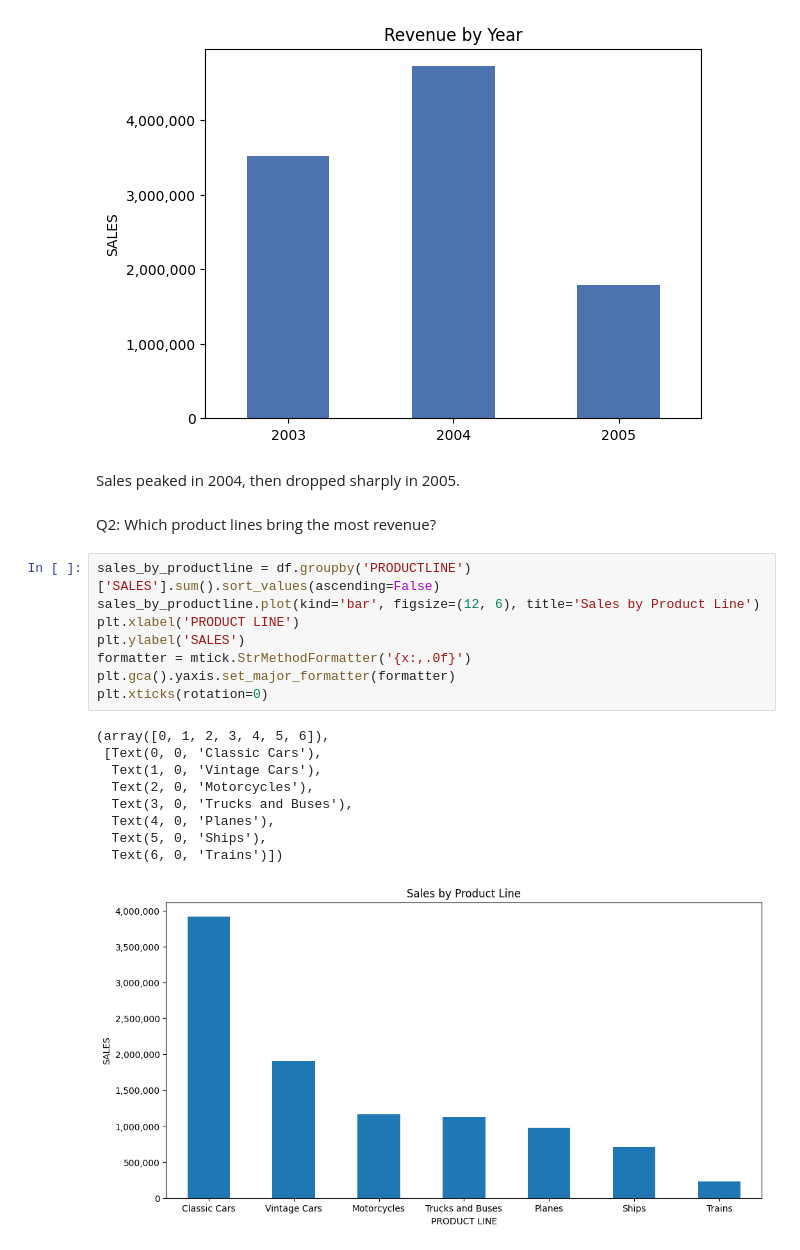
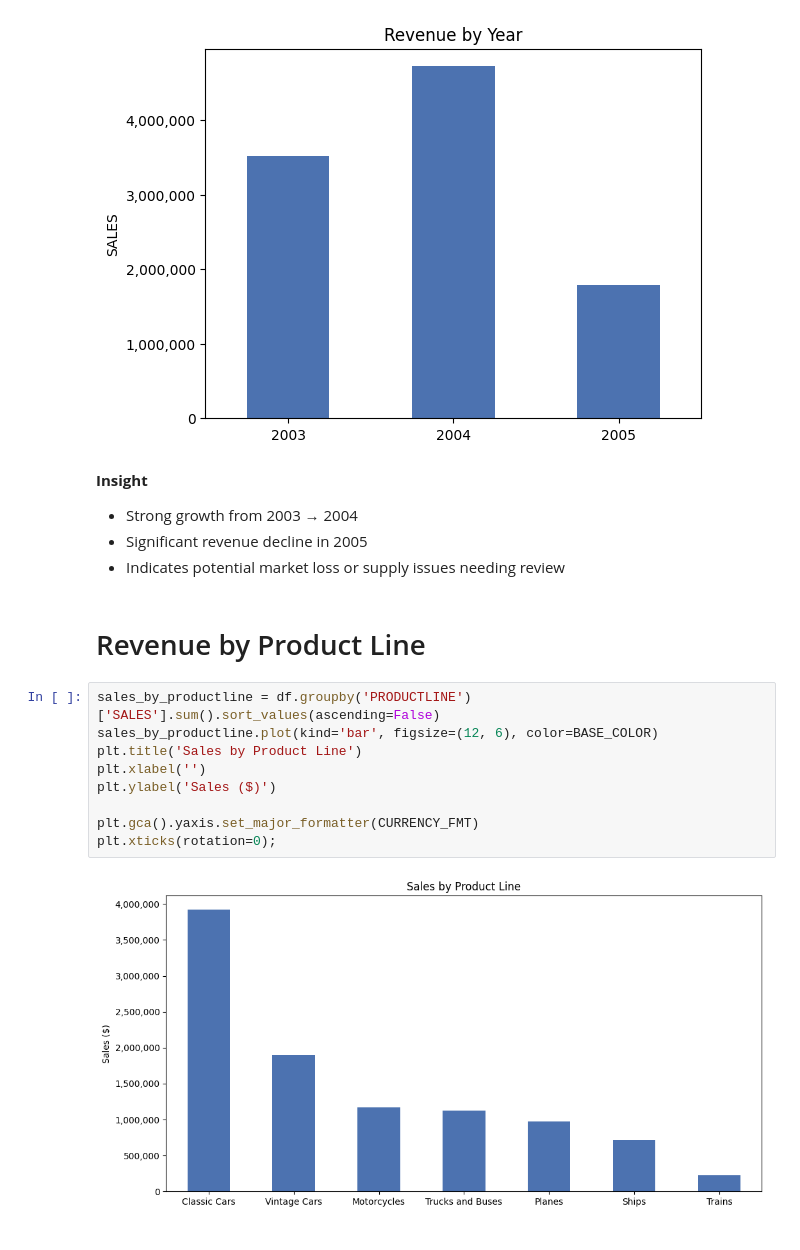
Before and after one commit to martynas816/sales, a Jupyter notebook: sales.ipynb, the cells around one changed output. Saved outputs shown, nothing was run; the diff lists cells and outputs as text.

```diff
--- a/sales.ipynb
+++ b/sales.ipynb
@@ -214,25 +205,21 @@ plt.gca().yaxis.set_major_formatter(CURRENCY_FMT)
 plt.xticks(rotation=0);
 # %% [output]
 [figure]
-# %% [markdown]
-Sales peaked in 2004, then dropped sharply in 2005.
-# %% [markdown]
-Q2: Which product lines bring the most revenue?
+# %% [markdown]
+**Insight**
+- Strong growth from 2003 → 2004
+- Significant revenue decline in 2005
+- Indicates potential market loss or supply issues needing review
+# %% [markdown]
+# Revenue by Product Line
 # %%
 sales_by_productline = df.groupby('PRODUCTLINE')['SALES'].sum().sort_values(ascending=False)
-sales_by_productline.plot(kind='bar', figsize=(12, 6), title='Sales by Product Line')
-plt.xlabel('PRODUCT LINE')
-plt.ylabel('SALES')
-formatter = mtick.StrMethodFormatter('{x:,.0f}')
-plt.gca().yaxis.set_major_formatter(formatter)
-plt.xticks(rotation=0)
+sales_by_productline.plot(kind='bar', figsize=(12, 6), color=BASE_COLOR)
+plt.title('Sales by Product Line')
+plt.xlabel('')
+plt.ylabel('Sales ($)')
+
+plt.gca().yaxis.set_major_formatter(CURRENCY_FMT)
+plt.xticks(rotation=0);
 # %% [output]
-(array([0, 1, 2, 3, 4, 5, 6]),
- [Text(0, 0, 'Classic Cars'),
-  Text(1, 0, 'Vintage Cars'),
-  Text(2, 0, 'Motorcycles'),
-  Text(3, 0, 'Trucks and Buses'),
-  Text(4, 0, 'Planes'),
-  Text(5, 0, 'Ships'),
-  Text(6, 0, 'Trains')])
-[figure, old version]
+[figure, new version]
```
Also changed, not shown: parts of 20 cells of this notebook.
